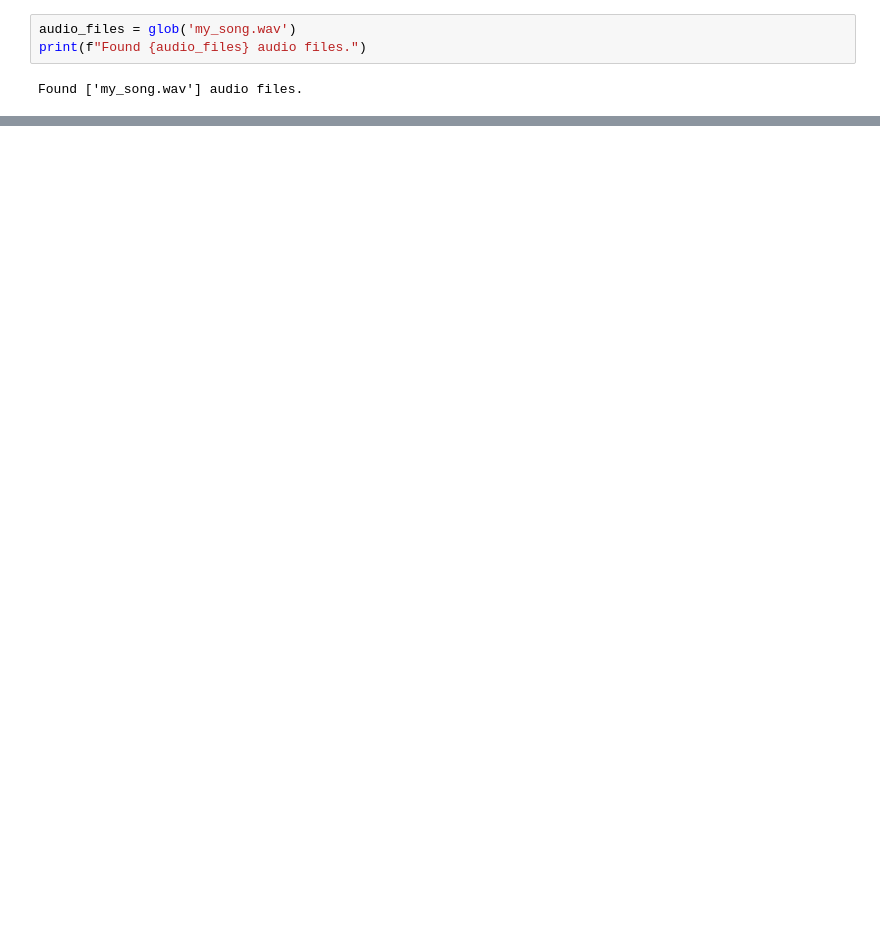
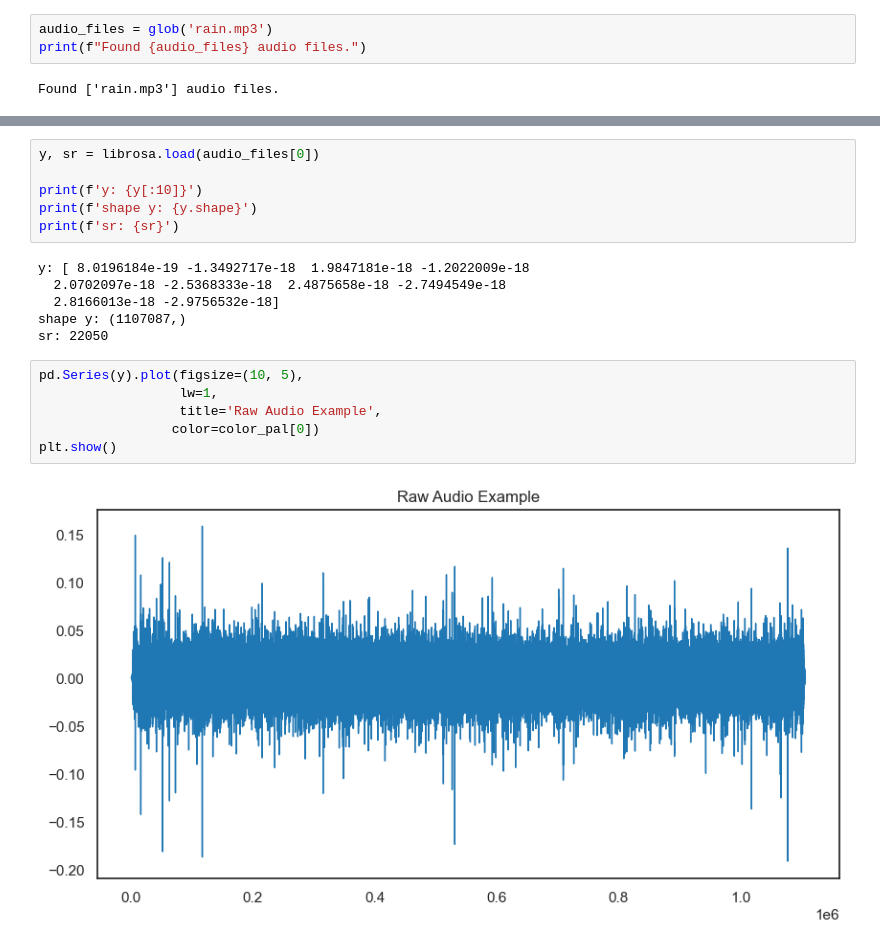
Before and after one commit to Ajitesh-jam/BTP_project, a Jupyter notebook: Learn/librosa_learn.ipynb, the cells around one changed output, grey strips where cells are left out. Saved outputs shown, nothing was run; the diff lists cells and outputs as text; blank space fills up the shorter version.

```diff
--- a/Learn/librosa_learn.ipynb
+++ b/Learn/librosa_learn.ipynb
@@ -20,9 +33,29 @@ color_cycle = cycle(plt.rcParams["axes.prop_cycle"].by_key()["color"])
 # %%
-audio_files = glob('my_song.wav')
+audio_files = glob('rain.mp3')
 print(f"Found {audio_files} audio files.")
 # %% [output]
-Found ['my_song.wav'] audio files.
+Found ['rain.mp3'] audio files.
 # %%
 ipd.Audio(audio_files[0])
 # %% [output]
 [interactive output not drawn]
+# %%
+y, sr = librosa.load(audio_files[0])
+
+print(f'y: {y[:10]}')
+print(f'shape y: {y.shape}')
+print(f'sr: {sr}')
+# %% [output]
+y: [ 8.0196184e-19 -1.3492717e-18  1.9847181e-18 -1.2022009e-18
+  2.0702097e-18 -2.5368333e-18  2.4875658e-18 -2.7494549e-18
+  2.8166013e-18 -2.9756532e-18]
+shape y: (1107087,)
+sr: 22050
+# %%
+pd.Series(y).plot(figsize=(10, 5),
+                  lw=1,
+                  title='Raw Audio Example',
+                 color=color_pal[0])
+plt.show()
+# %% [output]
+[figure, added]
```
Also changed, not shown: parts of 13 cells of this notebook, 31 other files.
